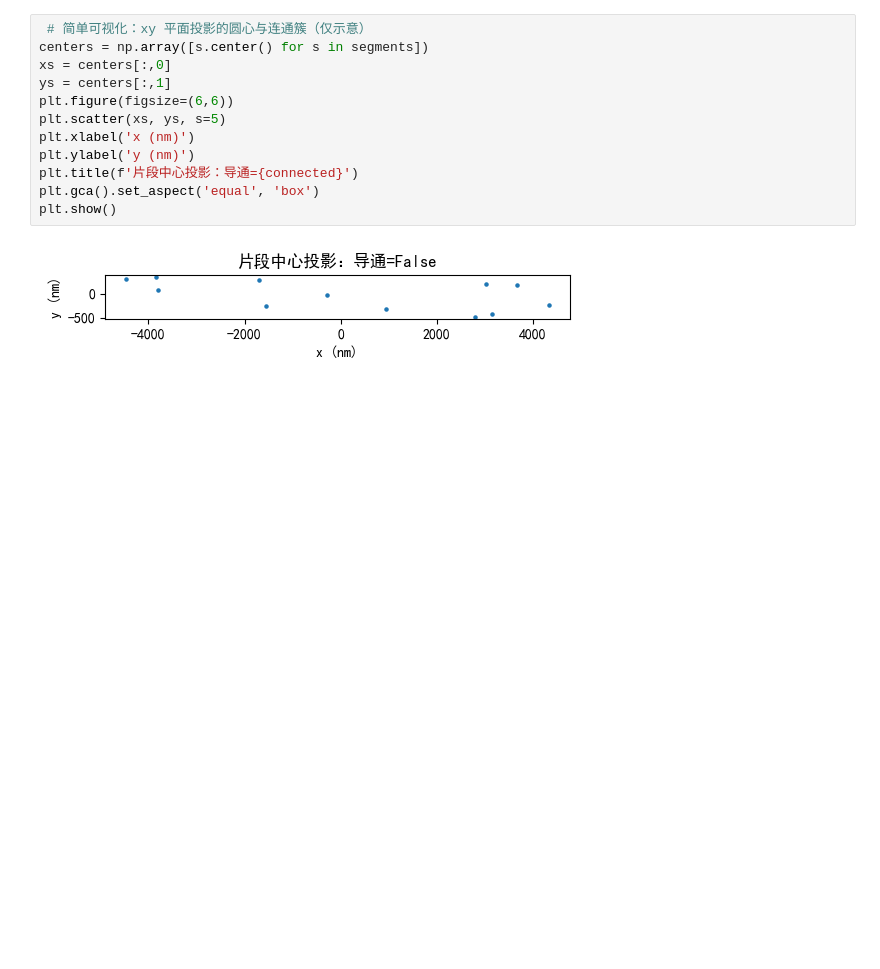
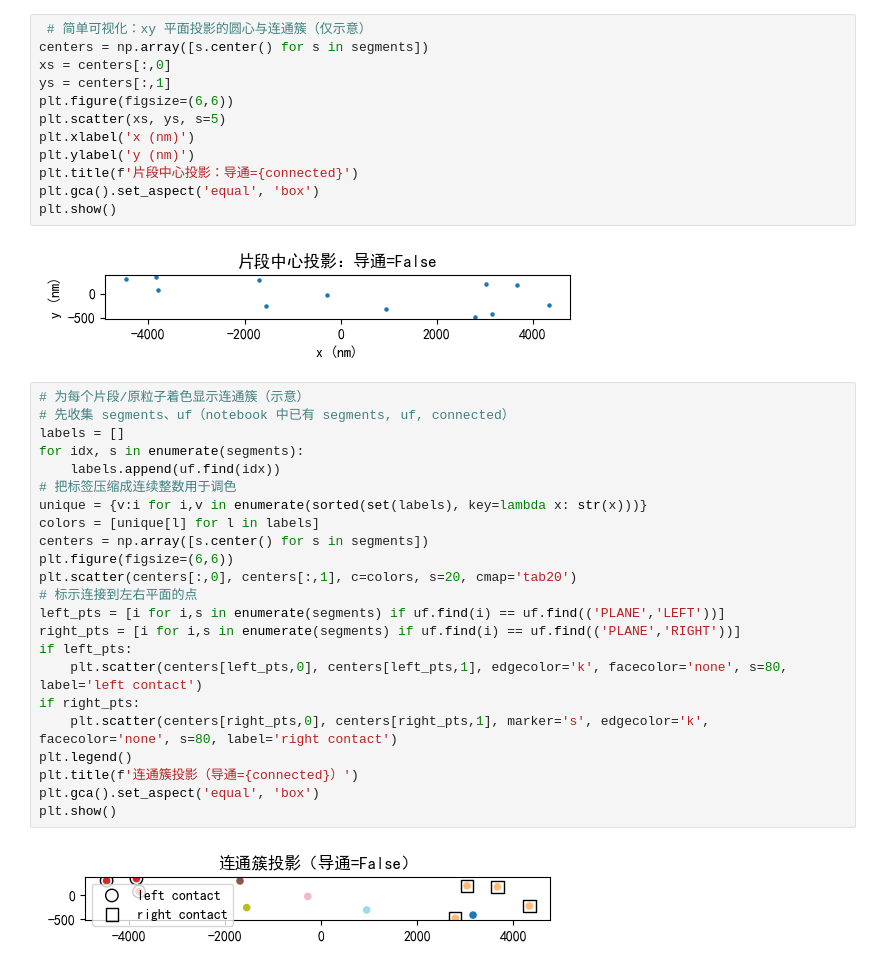
Before and after one commit to xiaoDu666-cell/2026_HuaShuCup_Problem_A, a Jupyter notebook: notebooks/01_连通性判定.ipynb, the cells around one changed output. Cells and saved outputs as stored; diff of their text form; blank space fills up the shorter version.

```diff
--- a/notebooks/01_连通性判定.ipynb
+++ b/notebooks/01_连通性判定.ipynb
@@ -112,3 +112,28 @@ plt.gca().set_aspect('equal', 'box')
 plt.show()
 # %% [output]
 [figure]
+# %%
+# 为每个片段/原粒子着色显示连通簇（示意）
+# 先收集 segments、uf（notebook 中已有 segments, uf, connected）
+labels = []
+for idx, s in enumerate(segments):
+    labels.append(uf.find(idx))
+# 把标签压缩成连续整数用于调色
+unique = {v:i for i,v in enumerate(sorted(set(labels), key=lambda x: str(x)))}
+colors = [unique[l] for l in labels]
+centers = np.array([s.center() for s in segments])
+plt.figure(figsize=(6,6))
+plt.scatter(centers[:,0], centers[:,1], c=colors, s=20, cmap='tab20')
+# 标示连接到左右平面的点
+left_pts = [i for i,s in enumerate(segments) if uf.find(i) == uf.find(('PLANE','LEFT'))]
+right_pts = [i for i,s in enumerate(segments) if uf.find(i) == uf.find(('PLANE','RIGHT'))]
+if left_pts:
+    plt.scatter(centers[left_pts,0], centers[left_pts,1], edgecolor='k', facecolor='none', s=80, label='left contact')
+if right_pts:
+    plt.scatter(centers[right_pts,0], centers[right_pts,1], marker='s', edgecolor='k', facecolor='none', s=80, label='right contact')
+plt.legend()
+plt.title(f'连通簇投影（导通={connected}）')
+plt.gca().set_aspect('equal', 'box')
+plt.show()
+# %% [output]
+[figure, added]
```
Also changed, not shown: parts of 1 cell of this notebook, 1 other file.
